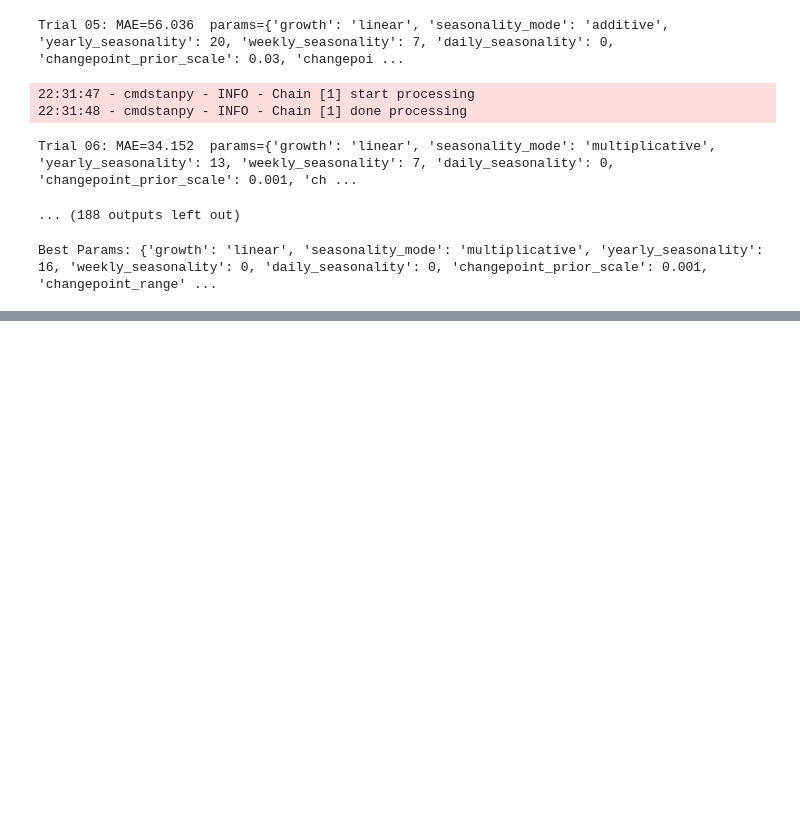
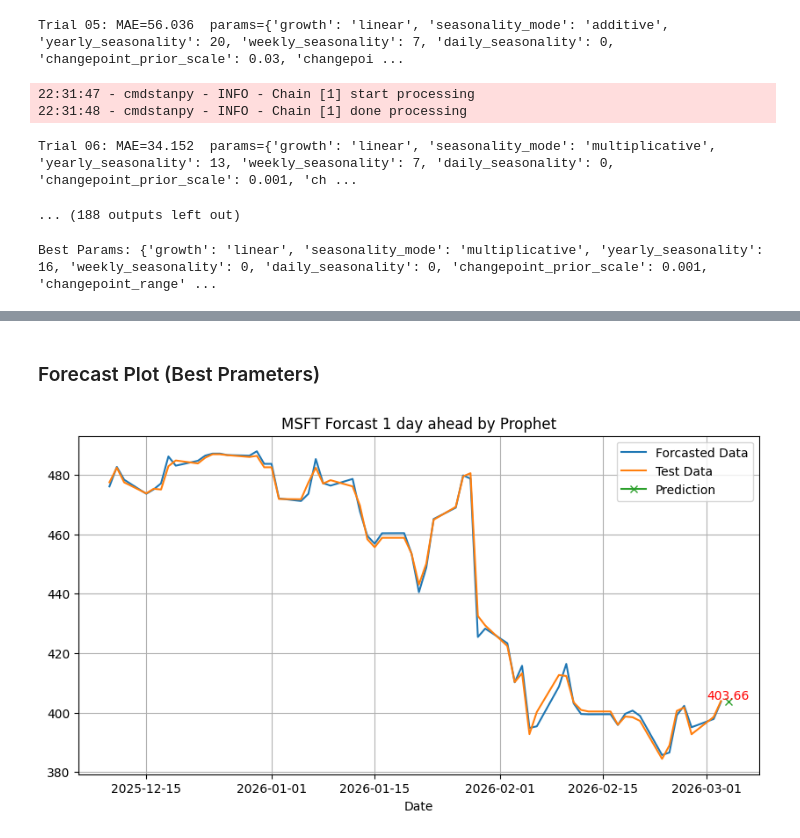
Before and after one commit to eriostre/Stock-Market-Projects, a Jupyter notebook: MSFT_Forecast_by_Prophet.ipynb, the cells around one changed output, grey strips where cells are left out. Cells and saved outputs as stored; diff of their text form; code cells hidden in the pictures; blank space fills up the shorter version.

```diff
--- a/MSFT_Forecast_by_Prophet.ipynb
+++ b/MSFT_Forecast_by_Prophet.ipynb
@@ -359,0 +388,13 @@ plt.show()
+# %%
+# Create a DataFrame for the specific future date (04/03/2026)
+future = pd.DataFrame({
+    'ds': pd.to_datetime(['2026-03-04']),
+    'High': [df['High'].iloc[-1]],
+    'Low': [df['Low'].iloc[-1]],
+    'Open': [df['Open'].iloc[-1]],
+    'Volume': [df['Volume'].iloc[-1]]
+    })
+# %%
+# Generate forecasts
+forecast = model_best.predict(future)
+forecast
@@ -359,0 +405,18 @@ plt.show()
+# %% [markdown]
+### Forecast Plot (Best Prameters)
+# %%
+# Plot test data vs forecasted data
+plt.figure(figsize=(10, 5))
+plt.plot(test['ds'], predicted_best['yhat'], label='Forcasted Data')
+plt.plot(test['ds'], test['y'], label='Test Data')
+plt.plot(forecast['ds'], forecast['yhat'], label='Prediction', marker='x',)
+#plt.axvline(pd.Timestamp('2026-03-04'), color='r', linestyle='--')
+for index, row in forecast.iterrows():
+    plt.text(row['ds'], row['yhat'], f"{row['yhat']:.2f}", color='red', fontsize=10, ha='center', va='bottom')
+plt.title('MSFT Forcast 1 day ahead by Prophet')
+plt.xlabel('Date')
+plt.grid()
+plt.legend()
+plt.show()
+# %% [output]
+[figure, added]
```
Also changed, not shown: parts of 27 cells of this notebook.
